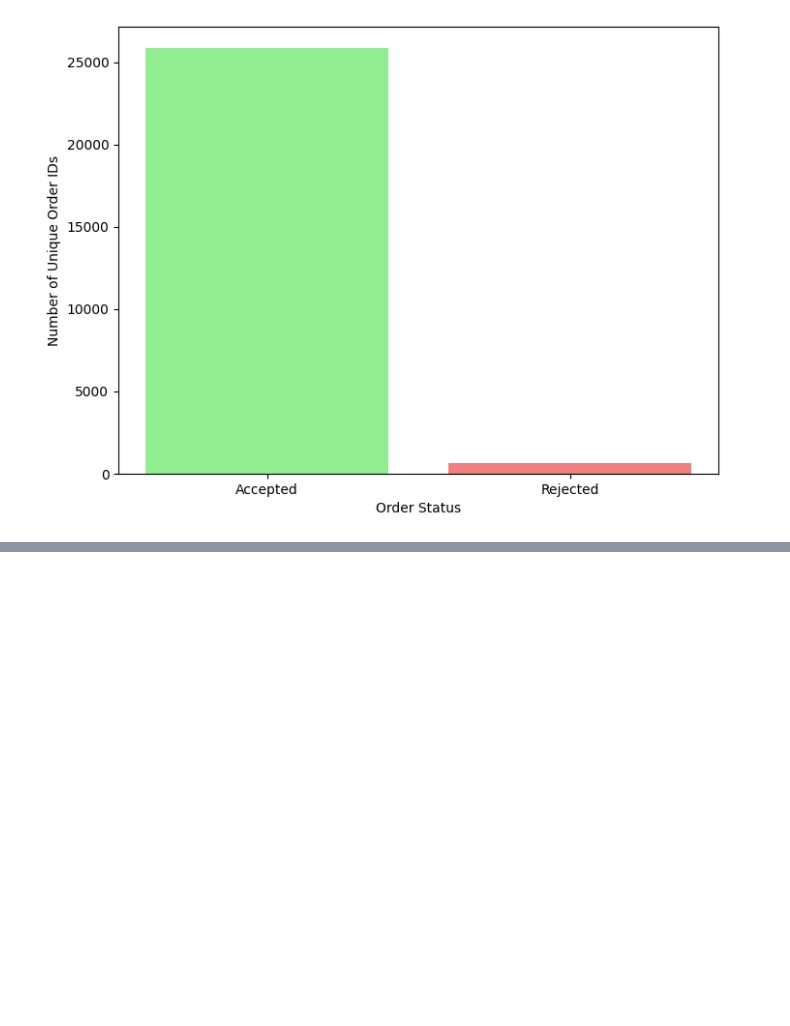
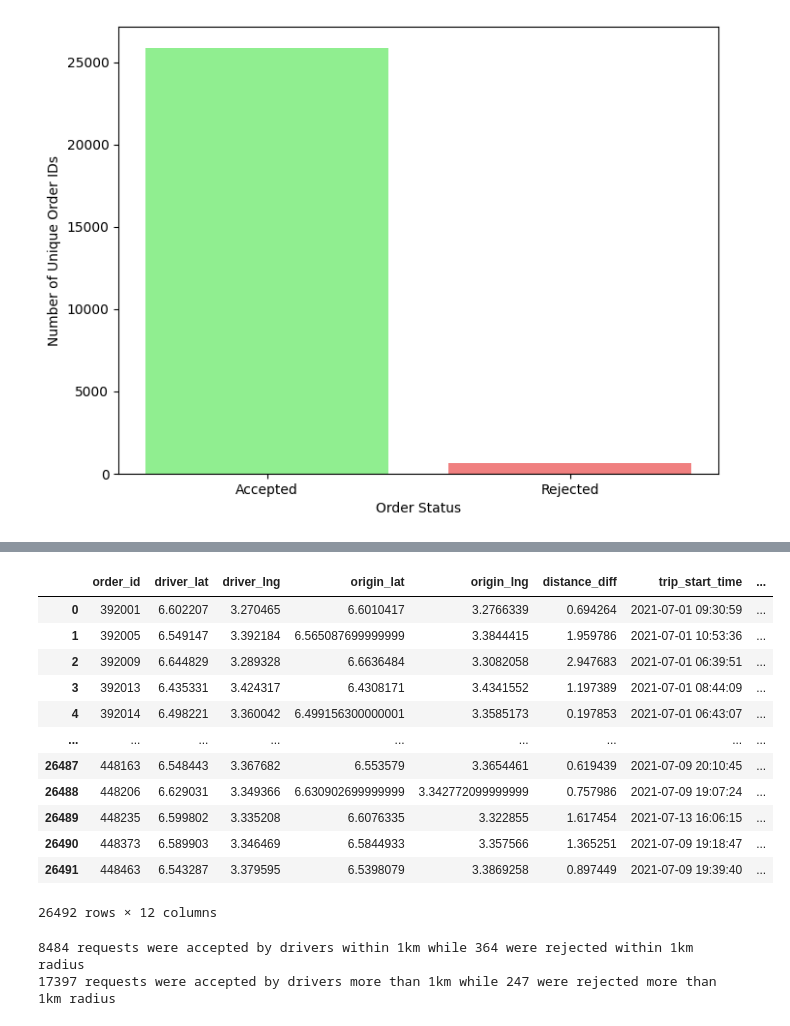
Before and after one commit to mahbubah/Logistic_optimization_Causal_Inference, a Jupyter notebook: notebooks/EDA_delivery_requests.ipynb, the cells around one changed output, grey strips where cells are left out. Drawn from its saved outputs; the diff is of its cells as text; code cells hidden in the pictures; blank space fills up the shorter version.

```diff
--- a/notebooks/EDA_delivery_requests.ipynb
+++ b/notebooks/EDA_delivery_requests.ipynb
@@ -153,0 +387,16 @@ plt.show()
+# %%
+clean_merged_df
+# %% [output]
+|  | order_id | driver_lat | driver_lng | origin_lat | origin_lng | distance_diff | trip_start_time | ... |
+| 0 | 392001 | 6.602207 | 3.270465 | 6.6010417 | 3.2766339 | 0.694264 | 2021-07-01 09:30:59 | ... |
+| 1 | 392005 | 6.549147 | 3.392184 | 6.565087699999999 | 3.3844415 | 1.959786 | 2021-07-01 10:53:36 | ... |
+| 2 | 392009 | 6.644829 | 3.289328 | 6.6636484 | 3.3082058 | 2.947683 | 2021-07-01 06:39:51 | ... |
+| 3 | 392013 | 6.435331 | 3.424317 | 6.4308171 | 3.4341552 | 1.197389 | 2021-07-01 08:44:09 | ... |
+| 4 | 392014 | 6.498221 | 3.360042 | 6.499156300000001 | 3.3585173 | 0.197853 | 2021-07-01 06:43:07 | ... |
+| ... | ... | ... | ... | ... | ... | ... | ... | ... |
+| 26487 | 448163 | 6.548443 | 3.367682 | 6.553579 | 3.3654461 | 0.619439 | 2021-07-09 20:10:45 | ... |
+| 26488 | 448206 | 6.629031 | 3.349366 | 6.630902699999999 | 3.342772099999999 | 0.757986 | 2021-07-09 19:07:24 | ... |
+| 26489 | 448235 | 6.599802 | 3.335208 | 6.6076335 | 3.322855 | 1.617454 | 2021-07-13 16:06:15 | ... |
+| 26490 | 448373 | 6.589903 | 3.346469 | 6.5844933 | 3.357566 | 1.365251 | 2021-07-09 19:18:47 | ... |
+| 26491 | 448463 | 6.543287 | 3.379595 | 6.5398079 | 3.3869258 | 0.897449 | 2021-07-09 19:39:40 | ... |
+26492 rows × 12 columns
@@ -153,0 +409,6 @@ plt.show()
+# %%
+print(f"{accept_1km} requests were accepted by drivers within 1km while {reject_1km} were rejected within 1km radius")
+print(f"{accept_more_1km} requests were accepted by drivers more than 1km while {reject_more_1km} were rejected more than 1km radius")
+# %% [output]
+8484 requests were accepted by drivers within 1km while 364 were rejected within 1km radius
+17397 requests were accepted by drivers more than 1km while 247 were rejected more than 1km radius
```
Also changed, not shown: parts of 28 cells of this notebook, 1 other file.
